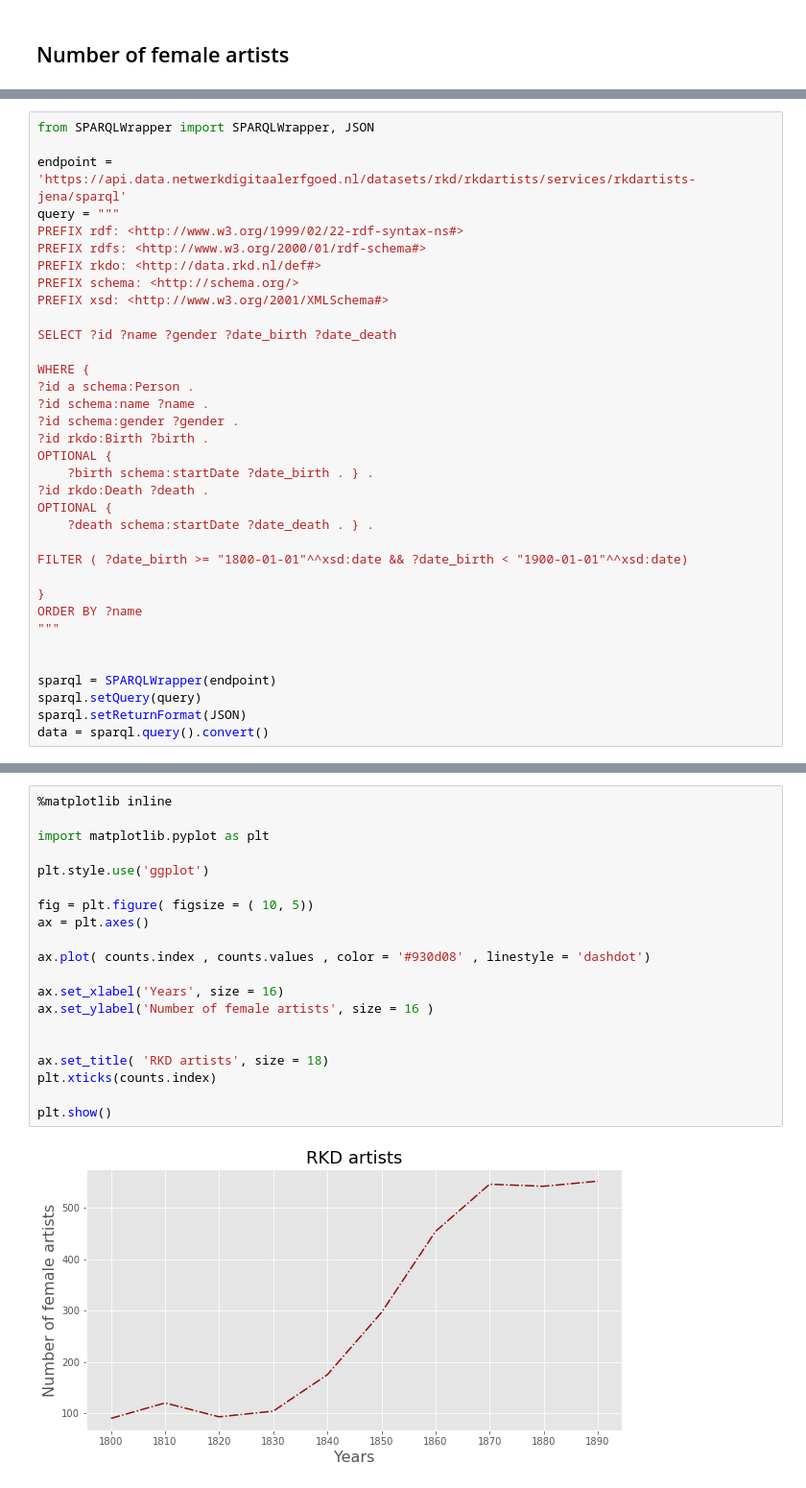
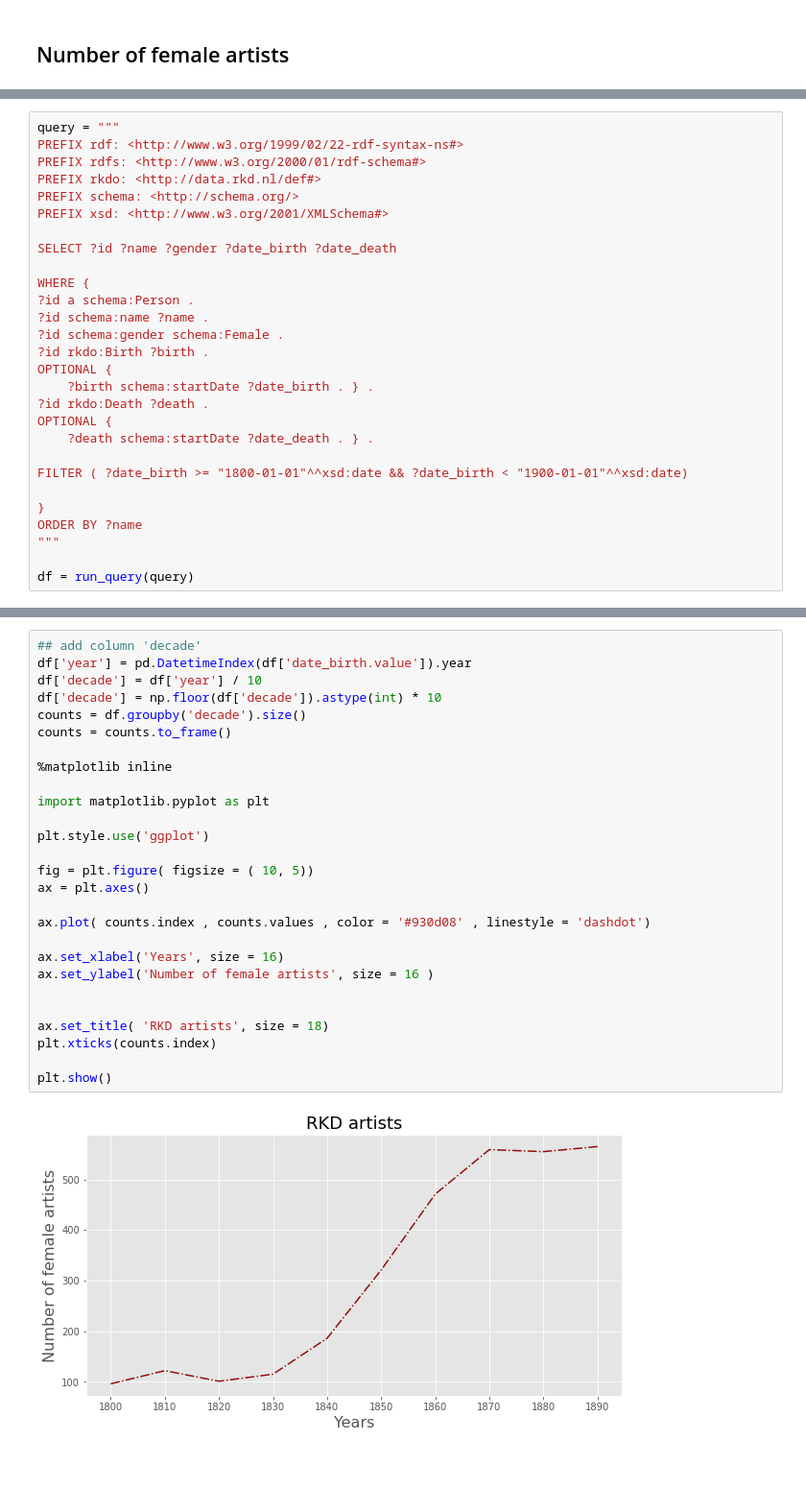
Before and after one commit to cdsleiden/python-tutorial, a Jupyter notebook: _sources/notebooks/RKD_SPARQL.ipynb, the cells around one changed output, grey strips where cells are left out. Shown: that part at 96% size. Drawn from its saved outputs; the diff is of its cells as text.

```diff
--- a/_sources/notebooks/RKD_SPARQL.ipynb
+++ b/_sources/notebooks/RKD_SPARQL.ipynb
@@ -7,7 +345,4 @@ The query below selects all artists from the 19th century. Can you also select a
 # %%
-from SPARQLWrapper import SPARQLWrapper, JSON
-
-endpoint = 'https://api.data.netwerkdigitaalerfgoed.nl/datasets/rkd/rkdartists/services/rkdartists-jena/sparql'
 query = """
 PREFIX rdf: <http://www.w3.org/1999/02/22-rdf-syntax-ns#>
 PREFIX rdfs: <http://www.w3.org/2000/01/rdf-schema#>
@@ -20,7 +355,7 @@ SELECT ?id ?name ?gender ?date_birth ?date_death
 WHERE {
 ?id a schema:Person .
 ?id schema:name ?name .
-?id schema:gender ?gender .
+?id schema:gender schema:Female .
 ?id rkdo:Birth ?birth .
 OPTIONAL {
     ?birth schema:startDate ?date_birth . } .
@@ -34,8 +369,4 @@ FILTER ( ?date_birth >= "1800-01-01"^^xsd:date && ?date_birth < "1900-01-01"^^xs
 ORDER BY ?name
 """
 
-
-sparql = SPARQLWrapper(endpoint)
-sparql.setQuery(query)
-sparql.setReturnFormat(JSON)
-data = sparql.query().convert()
+df = run_query(query)
@@ -96,22 +375,29 @@ https://data.rkd.nl/artists/362669
 # %%
+## add column 'decade'
+df['year'] = pd.DatetimeIndex(df['date_birth.value']).year
+df['decade'] = df['year'] / 10
+df['decade'] = np.floor(df['decade']).astype(int) * 10
+counts = df.groupby('decade').size()
+counts = counts.to_frame()
+
 %matplotlib inline
 
 import matplotlib.pyplot as plt
 
 plt.style.use('ggplot')
 
 fig = plt.figure( figsize = ( 10, 5))
 ax = plt.axes()
 
 ax.plot( counts.index , counts.values , color = '#930d08' , linestyle = 'dashdot')
 
 ax.set_xlabel('Years', size = 16)
 ax.set_ylabel('Number of female artists', size = 16 )
 
 
 ax.set_title( 'RKD artists', size = 18)
 plt.xticks(counts.index)
 
 plt.show()
 # %% [output]
-[figure, old version]
+[figure, new version]
```
Also changed, not shown: parts of 28 cells of this notebook, 6 other files.
